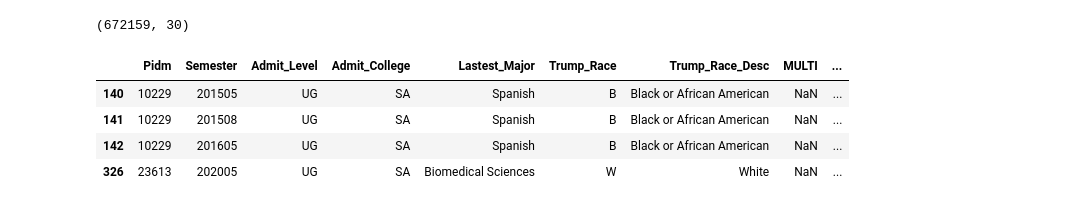
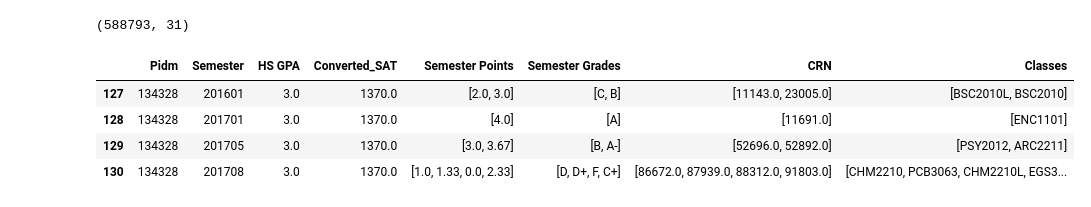
Before and after one commit to ArtKrutsko/CIS4915, a Jupyter notebook: ML_data_prep.ipynb, the cells around one changed output. Saved outputs shown, nothing was run; the diff lists cells and outputs as text; code cells hidden in the pictures.

```diff
--- a/ML_data_prep.ipynb
+++ b/ML_data_prep.ipynb
@@ -6,7 +6,7 @@ import matplotlib as plt
 from itertools import chain
 import ast
 # %%
-df = pd.read_csv("data/formatted_data.csv")
+df = pd.read_csv("data/full_set.csv")
 df.shape
 # %% [output]
-(672159, 30)
+(588793, 31)
@@ -66,0 +13,2 @@ df['CRN'] = df['CRN'].apply(ast.literal_eval)
+# %%
+TARGET_CLASS = "CHM2210"
@@ -67,11 +21,13 @@ df['CRN'] = df['CRN'].apply(ast.literal_eval)
 # %%
-Pidms_with_CHM2210 = df[df['Classes'].apply(lambda x: 'CHM2210' in x)]['Pidm'].unique()
-df = df[df['Pidm'].isin(Pidms_with_CHM2210)]
+# find all people who took class
+Pidms_with_TARGET_CLASS = df[df['Classes'].apply(lambda x: TARGET_CLASS in x)]['Pidm'].unique()
+df = df[df['Pidm'].isin(Pidms_with_TARGET_CLASS)]
+df = df[['Pidm', 'Semester', 'HS GPA', 'Converted_SAT', 'Semester Points', 'Semester Grades', 'CRN', 'Classes']]
 df.head(4)
 # %% [output]
-|  | Pidm | Semester | Admit_Level | Admit_College | Lastest_Major | Trump_Race | Trump_Race_Desc | MULTI | ... |
-| 140 | 10229 | 201505 | UG | SA | Spanish | B | Black or African American | NaN | ... |
-| 141 | 10229 | 201508 | UG | SA | Spanish | B | Black or African American | NaN | ... |
-| 142 | 10229 | 201605 | UG | SA | Spanish | B | Black or African American | NaN | ... |
-| 326 | 23613 | 202005 | UG | SA | Biomedical Sciences | W | White | NaN | ... |
+|  | Pidm | Semester | HS GPA | Converted_SAT | Semester Points | Semester Grades | CRN | Classes |
+| 127 | 134328 | 201601 | 3.0 | 1370.0 | [2.0, 3.0] | [C, B] | [11143.0, 23005.0] | [BSC2010L, BSC2010] |
+| 128 | 134328 | 201701 | 3.0 | 1370.0 | [4.0] | [A] | [11691.0] | [ENC1101] |
+| 129 | 134328 | 201705 | 3.0 | 1370.0 | [3.0, 3.67] | [B, A-] | [52696.0, 52892.0] | [PSY2012, ARC2211] |
+| 130 | 134328 | 201708 | 3.0 | 1370.0 | [1.0, 1.33, 0.0, 2.33] | [D, D+, F, C+] | [86672.0, 87939.0, 88312.0, 91803.0] | [CHM2210, PCB3063, CHM2210L, EGS3... |
 # %%
```
Also changed, not shown: parts of 10 cells of this notebook.
